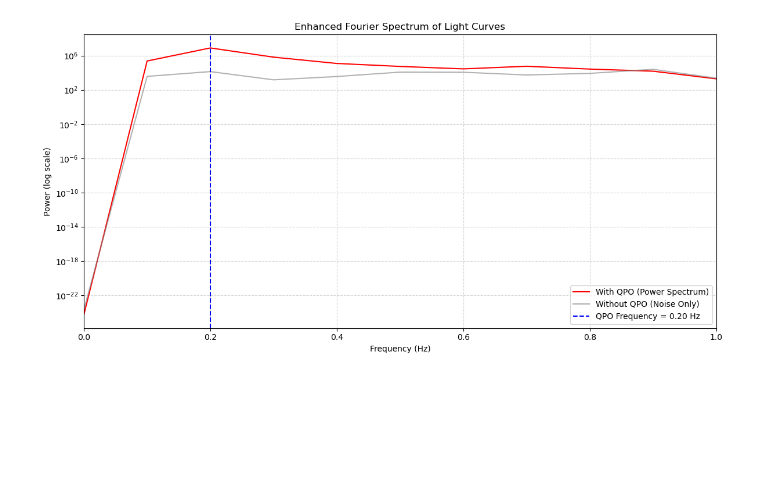
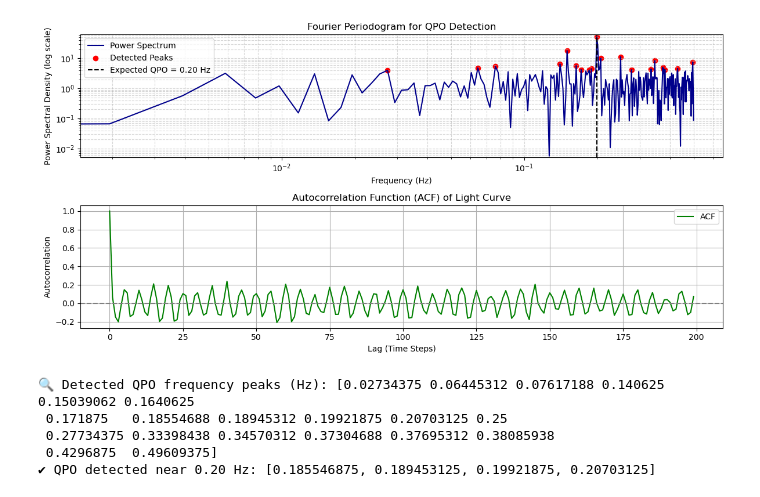
Before and after one commit to sravanth-space/ds_project, a Jupyter notebook: data_new.ipynb, the cells around one changed output. Saved outputs shown, nothing was run; the diff lists cells and outputs as text; code cells hidden in the pictures; blank space fills up the shorter version.

```diff
--- a/data_new.ipynb
+++ b/data_new.ipynb
@@ -154,42 +214,0 @@ plt.show()
-# %%
-import numpy as np
-import matplotlib.pyplot as plt
-
-# --- Simulate a QPO and non-QPO light curve ---
-fs = 1000        # Sampling frequency (Hz)
-duration = 10    # seconds
-fc = 0.2         # QPO (carrier) frequency
-fm = 0.05        # Modulation frequency
-amplitude = 0.4  # Constant amplitude
-
-# Generate signals
-flux_qpo = simulate_black_hole_lightcurve(fs, fc, fm, amplitude, duration, include_qpo=True)
-flux_non_qpo = simulate_black_hole_lightcurve(fs, fc, fm, amplitude, duration, include_qpo=False)
-
-# --- Fourier Transform ---
-n = len(flux_qpo)
-freqs = np.fft.rfftfreq(n, 1/fs)
-psd_qpo = np.abs(np.fft.rfft(flux_qpo))**2
-psd_non_qpo = np.abs(np.fft.rfft(flux_non_qpo))**2
-
-# --- Plotting ---
-plt.figure(figsize=(12, 6))
-
-plt.plot(freqs, psd_qpo, color='red', label="With QPO (Power Spectrum)")
-plt.plot(freqs, psd_non_qpo, color='gray', alpha=0.6, label="Without QPO (Noise Only)")
-
-# Mark the actual QPO frequency
-plt.axvline(fc, color='blue', linestyle='--', linewidth=1.5, label=f"QPO Frequency = {fc:.2f} Hz")
-
-# Enhancements
-plt.xlim(0, 1.0)                 # Zoom into QPO freq range
-plt.yscale('log')               # Log scale to show contrast better
-plt.xlabel("Frequency (Hz)")
-plt.ylabel("Power (log scale)")
-plt.title("Enhanced Fourier Spectrum of Light Curves")
-plt.legend()
-plt.grid(True, which='both', linestyle='--', alpha=0.5)
-plt.tight_layout()
-plt.show()
-# %% [output]
-[figure, removed]
@@ -195,0 +298,19 @@ plt.show()
+# %%
+# Simulate light curve with QPO
+fs = 1
+duration = 512
+fc = 0.2  # QPO frequency
+fm = 0.05
+amplitude = 0.4
+
+t, flux_with_qpo = simulate_black_hole_lightcurve(fs, fc, fm, amplitude, duration, include_qpo=True)
+
+# Verify QPO presence
+verify_qpo_simulation(t, flux_with_qpo, qpo_freq_expected=fc, fs=fs)
+# %% [output]
+[figure, added]
+🔍 Detected QPO frequency peaks (Hz): [0.02734375 0.06445312 0.07617188 0.140625   0.15039062 0.1640625
+ 0.171875   0.18554688 0.18945312 0.19921875 0.20703125 0.25
+ 0.27734375 0.33398438 0.34570312 0.37304688 0.37695312 0.38085938
+ 0.4296875  0.49609375]
+✔ QPO detected near 0.20 Hz: [0.185546875, 0.189453125, 0.19921875, 0.20703125]
```
Also changed, not shown: parts of 8 cells of this notebook, 1 other file.
